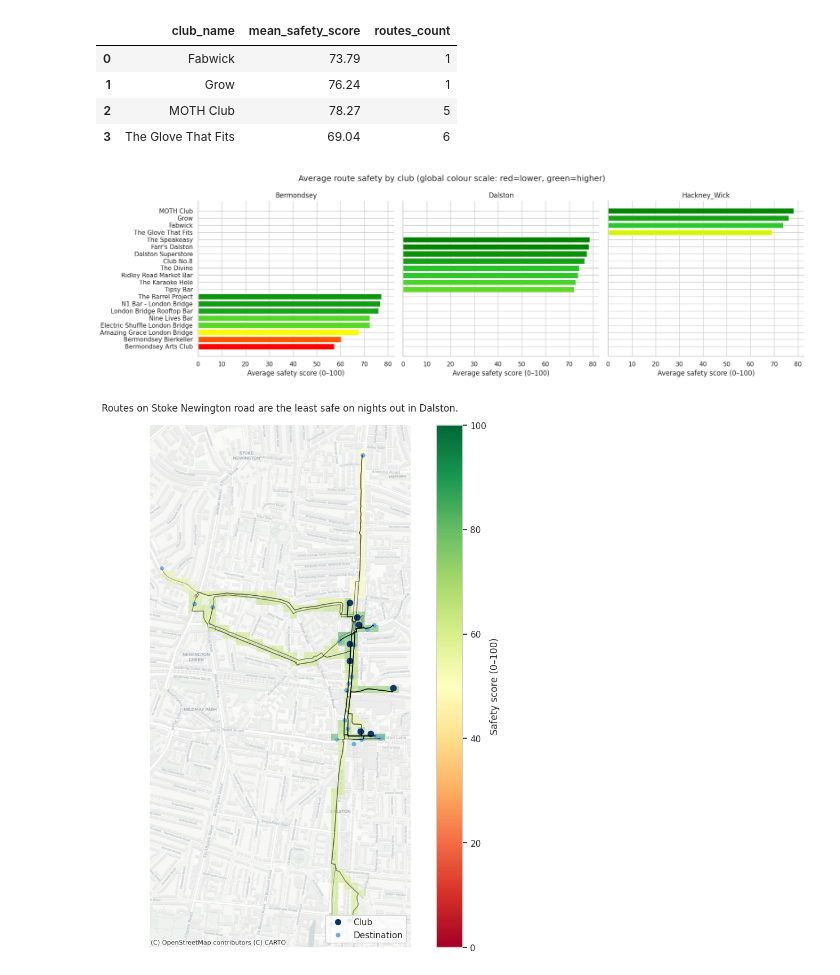
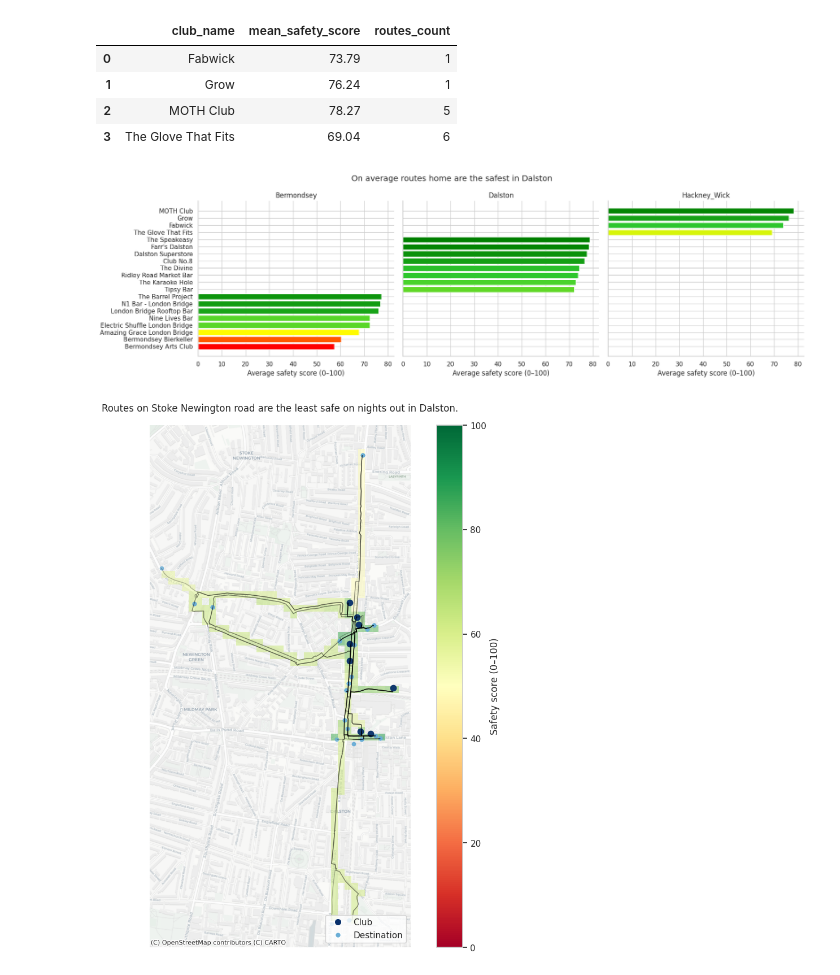
Before and after one commit to elimossmarks11/safe_routes_home, a Jupyter notebook: NB03_Data_Visualisation.ipynb, the cells around one changed output. Saved outputs shown, nothing was run; the diff lists cells and outputs as text; code cells hidden in the pictures.

```diff
--- a/NB03_Data_Visualisation.ipynb
+++ b/NB03_Data_Visualisation.ipynb
@@ -586,35 +586,35 @@ def barplot_with_gradient(data, **kwargs):
     # Sort so safest at top
     data = data.sort_values("mean_safety_score", ascending=True)
 
     colors = safety_cmap(data["safety_norm"].values)
 
     ax.barh(
         y=data["club_name"],
         width=data["mean_safety_score"],
         color=colors
     )
 
     ax.set_xlabel("Average safety score (0–100)")
     ax.set_ylabel("")
 
 g.map_dataframe(barplot_with_gradient)
 
 g.set_titles("{col_name}")
 g.fig.suptitle(
-    "Average route safety by club (global colour scale: red=lower, green=higher)",
+    "On average routes home are the safest in Dalston",
     y=1.05
 )
 output_dir = Path("visualisations")
 output_dir.mkdir(exist_ok=True)
 
 g.fig.savefig(
     output_dir / "club_route_safety.png",
     dpi=300,
     bbox_inches="tight"
 )
 plt.show()
 # %% [output]
-[figure, old version]
+[figure, new version]
 # %%
 DB_PATH = Path("data/processed/nightclub_safety.db")
 OUT_DIR = Path("visualisations")
```
Also changed, not shown: parts of 1 cell of this notebook, 2 other files.
